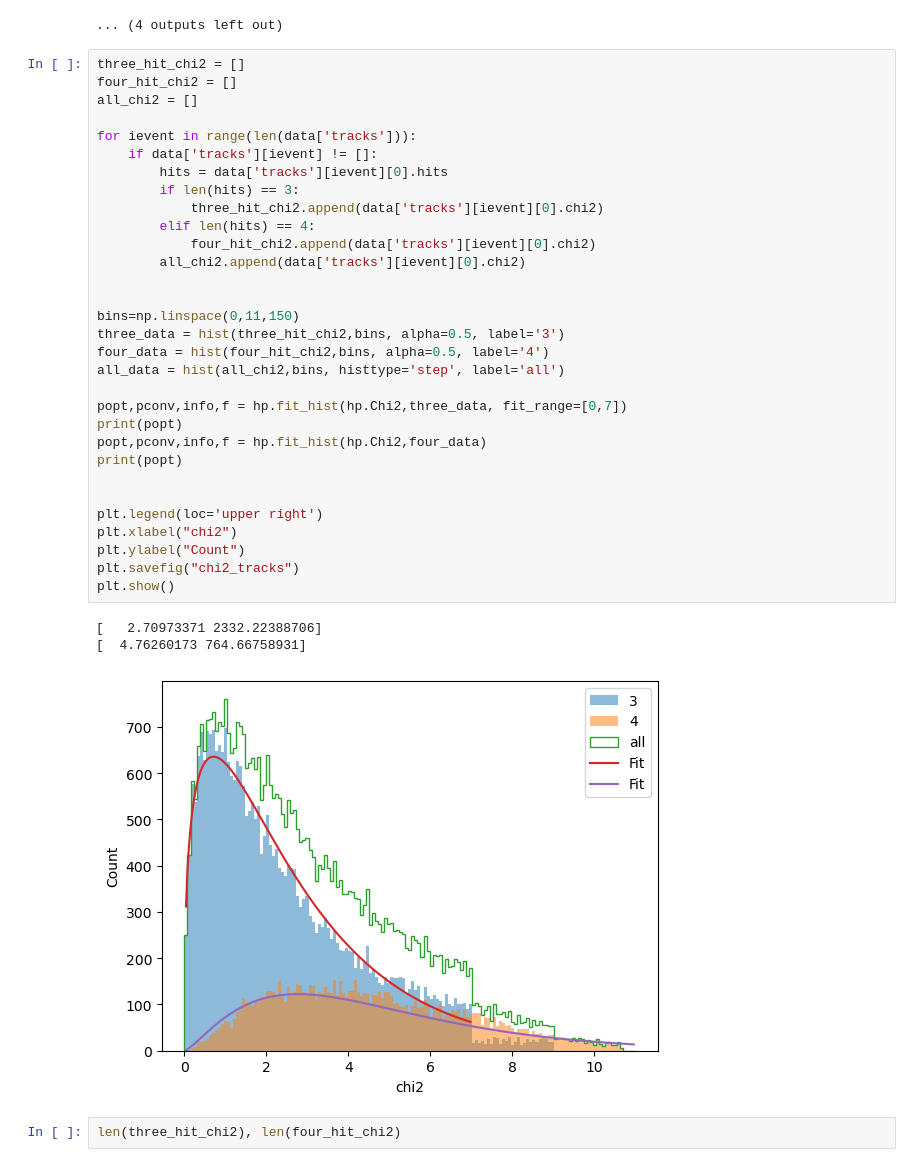
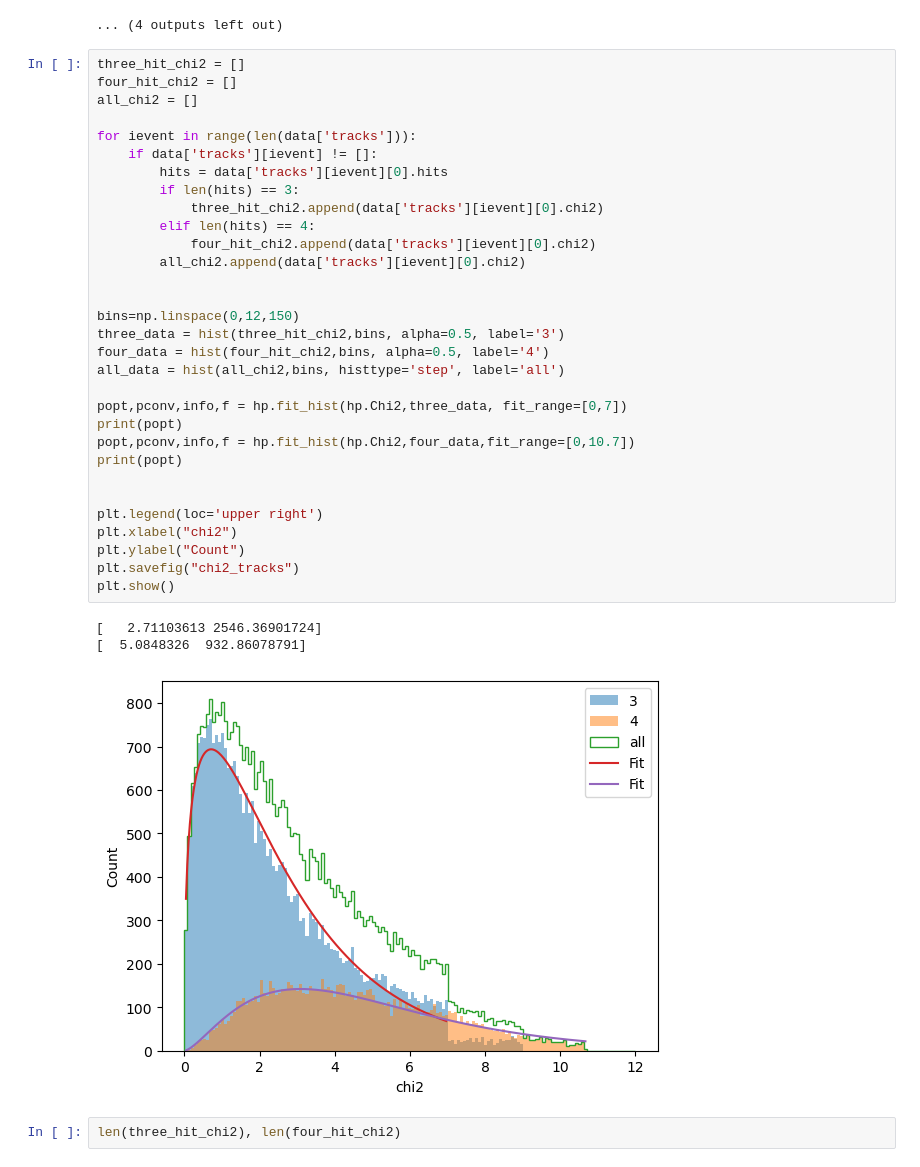
Before and after one commit to EdmondRen/TOFPET2_helper, a Jupyter notebook: processing/track_inspection.ipynb, the cells around one changed output. Cells and saved outputs as stored; diff of their text form.

```diff
--- a/processing/track_inspection.ipynb
+++ b/processing/track_inspection.ipynb
@@ -87,38 +87,38 @@ for ievent in range(2025,2190):
 # %%
 three_hit_chi2 = []
 four_hit_chi2 = []
 all_chi2 = []
 
 for ievent in range(len(data['tracks'])):
     if data['tracks'][ievent] != []:
         hits = data['tracks'][ievent][0].hits
         if len(hits) == 3:
             three_hit_chi2.append(data['tracks'][ievent][0].chi2)
         elif len(hits) == 4:
             four_hit_chi2.append(data['tracks'][ievent][0].chi2)
         all_chi2.append(data['tracks'][ievent][0].chi2)
 
 
-bins=np.linspace(0,11,150)
+bins=np.linspace(0,12,150)
 three_data = hist(three_hit_chi2,bins, alpha=0.5, label='3')
 four_data = hist(four_hit_chi2,bins, alpha=0.5, label='4')
 all_data = hist(all_chi2,bins, histtype='step', label='all')
 
 popt,pconv,info,f = hp.fit_hist(hp.Chi2,three_data, fit_range=[0,7])
 print(popt)
-popt,pconv,info,f = hp.fit_hist(hp.Chi2,four_data)
+popt,pconv,info,f = hp.fit_hist(hp.Chi2,four_data,fit_range=[0,10.7])
 print(popt)
 
 
 plt.legend(loc='upper right')
 plt.xlabel("chi2")
 plt.ylabel("Count")
 plt.savefig("chi2_tracks")
 plt.show()
 # %% [output]
-[   2.70973371 2332.22388706]
-[  4.76260173 764.66758931]
+[   2.71103613 2546.36901724]
+[  5.0848326  932.86078791]
-[figure, old version]
+[figure, new version]
 # %%
 len(three_hit_chi2), len(four_hit_chi2)
 # %% [output]
```
Also changed, not shown: 4 other files.
